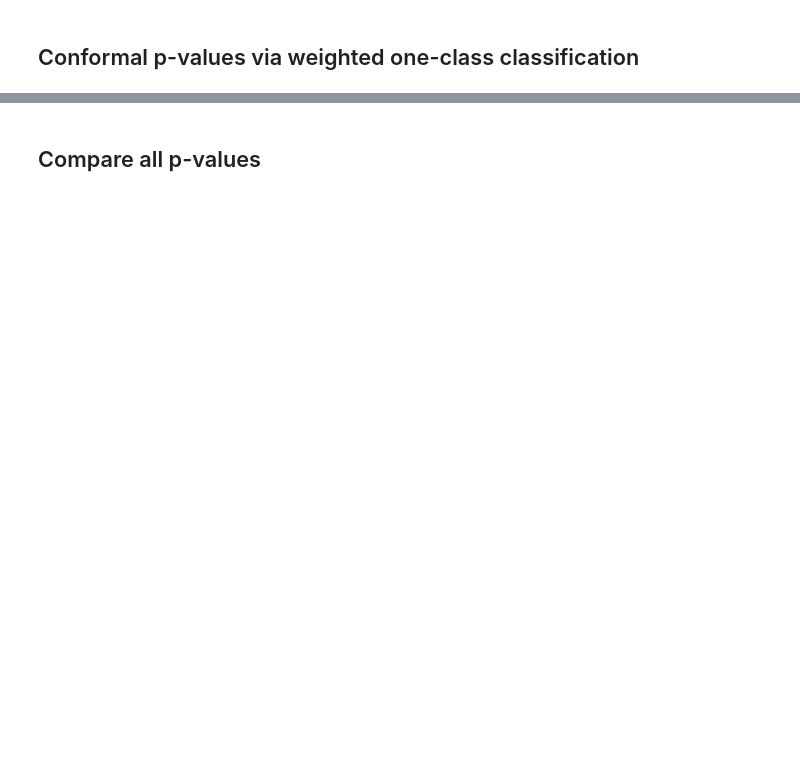
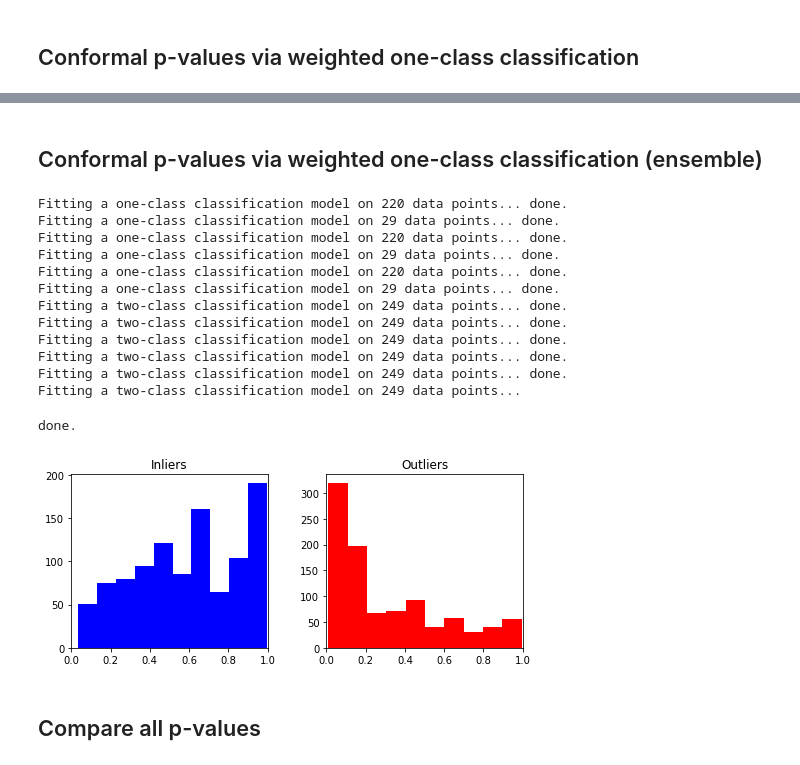
Before and after one commit to ZiyiLiang/weighted_conformal_pvalues, a Jupyter notebook: examples/example-1.ipynb, the cells around one changed output, grey strips where cells are left out. Cells and saved outputs as stored; diff of their text form; code cells hidden in the pictures; blank space fills up the shorter version.

```diff
--- a/examples/example-1.ipynb
+++ b/examples/example-1.ipynb
@@ -249,3 +237,48 @@ Fitting the black-box model on 25 data points... done.
+# %% [markdown]
+## Conformal p-values via weighted one-class classification (ensemble)
+# %%
+from methods import WeightedOneClassConformal
+
+# Extract the inliers from the data
+X_in = X[Y==0]
+X_out = X[Y==1]
+
+# Choose a family of one-class classifiers
+bboxes_one = bbox_occ_list
+bboxes_two = bbox_bc_list
+
+# Compute the p-values
+method_woc_ens = WeightedOneClassConformal(X_in, X_out,
+                                           bboxes_one=bboxes_one, bboxes_two=bboxes_two,
+                                           calib_size=0.5, tuning=True)
+pvals_woneclass_ens = method_woc_ens.compute_pvalues(X_test)
+
+## Plot the p-values
+fig, axs = plt.subplots(1,2, figsize=(7,3))
+fig.tight_layout()
+plt.subplots_adjust(wspace=0.3)
+axs[0].hist(pvals_woneclass_ens[Y_test==0], color="blue")
+axs[1].hist(pvals_woneclass_ens[Y_test==1], color="red")
+axs[0].title.set_text('Inliers')
+axs[1].title.set_text('Outliers')
+axs[0].set_xlim(0,1)
+axs[1].set_xlim(0,1)
+plt.show()
+# %% [output]
+Fitting a one-class classification model on 220 data points... done.
+Fitting a one-class classification model on 29 data points... done.
+Fitting a one-class classification model on 220 data points... done.
+Fitting a one-class classification model on 29 data points... done.
+Fitting a one-class classification model on 220 data points... done.
+Fitting a one-class classification model on 29 data points... done.
+Fitting a two-class classification model on 249 data points... done.
+Fitting a two-class classification model on 249 data points... done.
+Fitting a two-class classification model on 249 data points... done.
+Fitting a two-class classification model on 249 data points... done.
+Fitting a two-class classification model on 249 data points... done.
+Fitting a two-class classification model on 249 data points...
+done.
+[figure, added]
 # %% [markdown]
 ## Compare all p-values
 # %%
```
Also changed, not shown: parts of 10 cells of this notebook, 2 other files.
